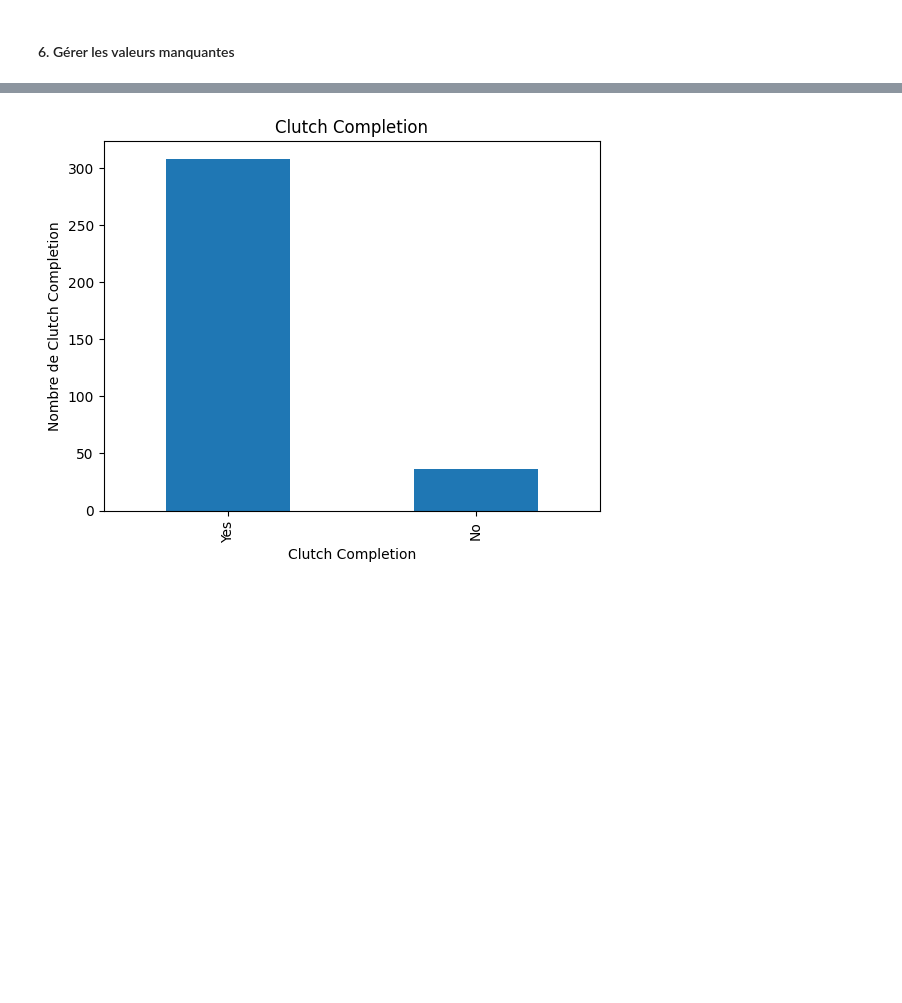
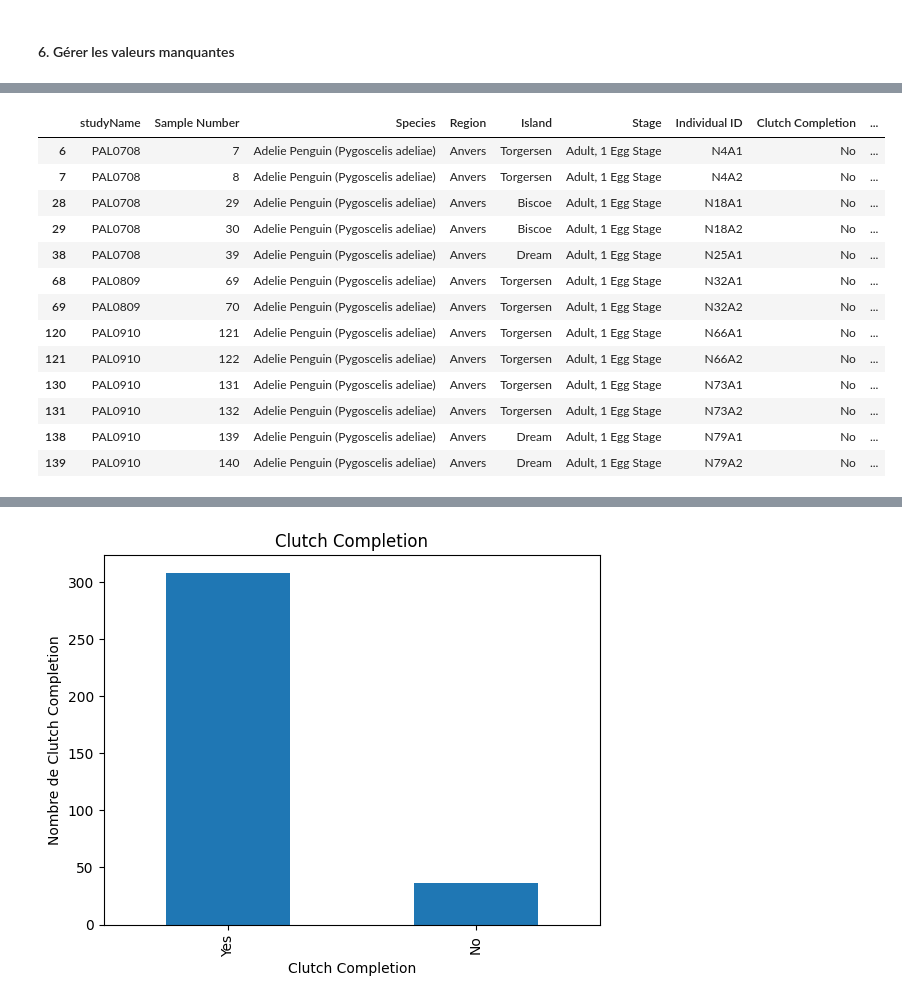
Before and after one commit to openDataSenegal/Open-Learning-Data-Science, a Jupyter notebook: Python/ExplorationManipulationDonnesTabulairesNumpyPandas.ipynb, the cells around one changed output, grey strips where cells are left out. Drawn from its saved outputs; the diff is of its cells as text; code cells hidden in the pictures; blank space fills up the shorter version.

```diff
--- a/Python/ExplorationManipulationDonnesTabulairesNumpyPandas.ipynb
+++ b/Python/ExplorationManipulationDonnesTabulairesNumpyPandas.ipynb
@@ -176,6 +345,22 @@ print(df.isnull().sum())
 # %%
 # Supprimer les lignes avec valeurs manquantes
 df_supprimer = df.dropna()
+df_supprimer
+# %% [output]
+|  | studyName | Sample Number | Species | Region | Island | Stage | Individual ID | Clutch Completion | ... |
+| 6 | PAL0708 | 7 | Adelie Penguin (Pygoscelis adeliae) | Anvers | Torgersen | Adult, 1 Egg Stage | N4A1 | No | ... |
+| 7 | PAL0708 | 8 | Adelie Penguin (Pygoscelis adeliae) | Anvers | Torgersen | Adult, 1 Egg Stage | N4A2 | No | ... |
+| 28 | PAL0708 | 29 | Adelie Penguin (Pygoscelis adeliae) | Anvers | Biscoe | Adult, 1 Egg Stage | N18A1 | No | ... |
+| 29 | PAL0708 | 30 | Adelie Penguin (Pygoscelis adeliae) | Anvers | Biscoe | Adult, 1 Egg Stage | N18A2 | No | ... |
+| 38 | PAL0708 | 39 | Adelie Penguin (Pygoscelis adeliae) | Anvers | Dream | Adult, 1 Egg Stage | N25A1 | No | ... |
+| 68 | PAL0809 | 69 | Adelie Penguin (Pygoscelis adeliae) | Anvers | Torgersen | Adult, 1 Egg Stage | N32A1 | No | ... |
+| 69 | PAL0809 | 70 | Adelie Penguin (Pygoscelis adeliae) | Anvers | Torgersen | Adult, 1 Egg Stage | N32A2 | No | ... |
+| 120 | PAL0910 | 121 | Adelie Penguin (Pygoscelis adeliae) | Anvers | Torgersen | Adult, 1 Egg Stage | N66A1 | No | ... |
+| 121 | PAL0910 | 122 | Adelie Penguin (Pygoscelis adeliae) | Anvers | Torgersen | Adult, 1 Egg Stage | N66A2 | No | ... |
+| 130 | PAL0910 | 131 | Adelie Penguin (Pygoscelis adeliae) | Anvers | Torgersen | Adult, 1 Egg Stage | N73A1 | No | ... |
+| 131 | PAL0910 | 132 | Adelie Penguin (Pygoscelis adeliae) | Anvers | Torgersen | Adult, 1 Egg Stage | N73A2 | No | ... |
+| 138 | PAL0910 | 139 | Adelie Penguin (Pygoscelis adeliae) | Anvers | Dream | Adult, 1 Egg Stage | N79A1 | No | ... |
+| 139 | PAL0910 | 140 | Adelie Penguin (Pygoscelis adeliae) | Anvers | Dream | Adult, 1 Egg Stage | N79A2 | No | ... |
 # %%
 # Remplacer les valeurs manquantes par un mot
 df_replace = df.fillna("Inconnu")
```
Also changed, not shown: parts of 34 cells of this notebook.
